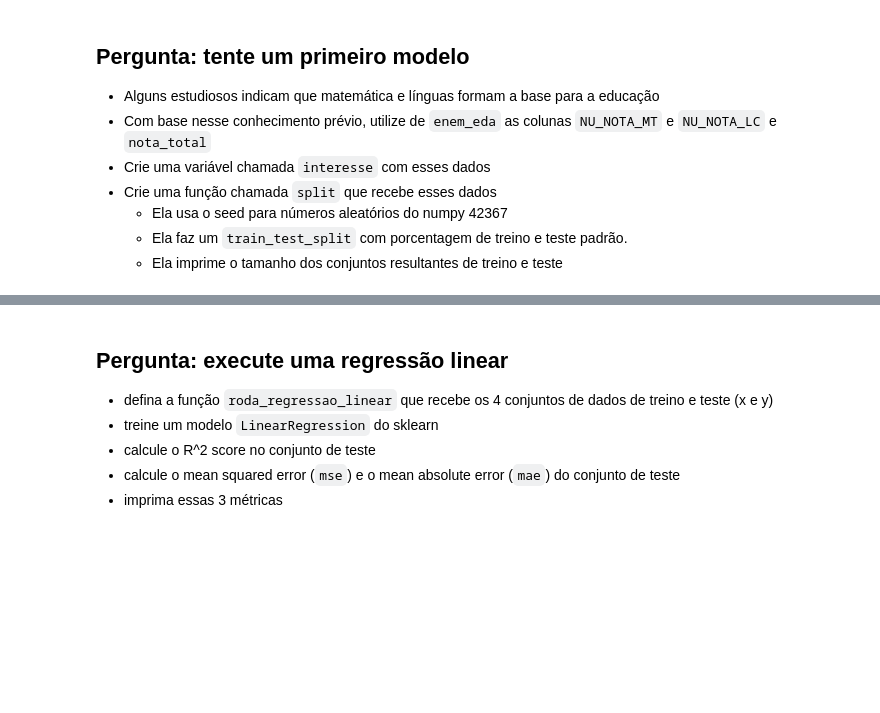
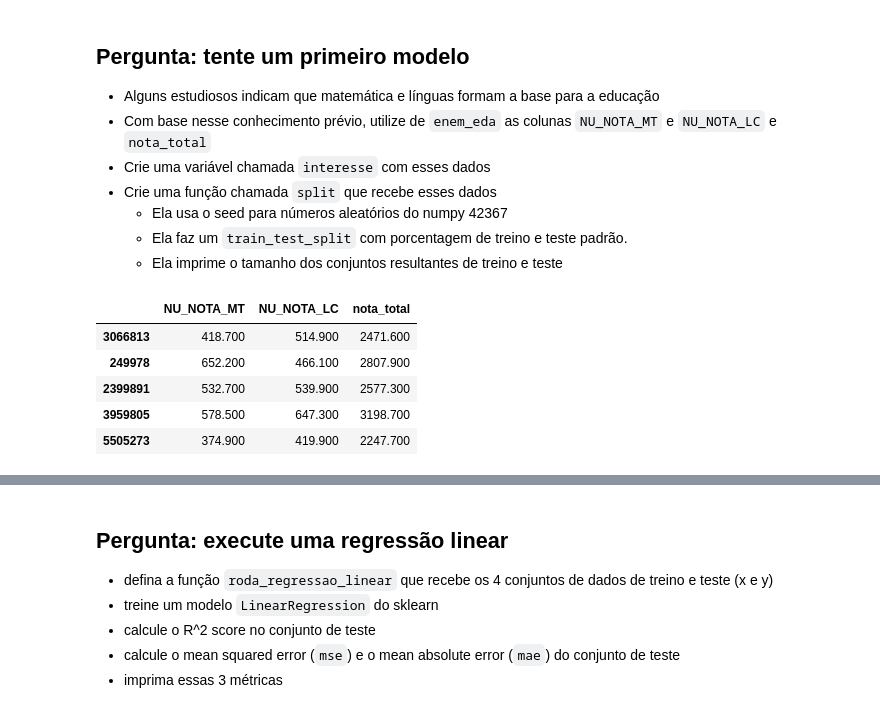
Before and after one commit to IgorNascAlves/Forma-o_Machine_Learning_Projeto_Alura, a Jupyter notebook: Formação_Machine_Learning_Projeto_Alura.ipynb, the cells around one changed output, grey strips where cells are left out. Saved outputs shown, nothing was run; the diff lists cells and outputs as text; code cells hidden in the pictures; blank space fills up the shorter version.

Commit message:
regressão linear (nota matematica e portugues)

```diff
--- a/Formação_Machine_Learning_Projeto_Alura.ipynb
+++ b/Formação_Machine_Learning_Projeto_Alura.ipynb
@@ -266,6 +266,15 @@ plota_correlacao(enem_eda)
     - Ela imprime o tamanho dos conjuntos resultantes de treino e teste
 # %%
 # solução: definindo interesse e imprimindo os 5 primeiros elementos
+interesse = enem_eda[['NU_NOTA_MT', 'NU_NOTA_LC', 'nota_total']]
+interesse.head(5)
+# %% [output]
+|  | NU_NOTA_MT | NU_NOTA_LC | nota_total |
+| 3066813 | 418.700 | 514.900 | 2471.600 |
+| 249978 | 652.200 | 466.100 | 2807.900 |
+| 2399891 | 532.700 | 539.900 | 2577.300 |
+| 3959805 | 578.500 | 647.300 | 3198.700 |
+| 5505273 | 374.900 | 419.900 | 2247.700 |
 # %%
 # Solução: a função de split
 
```
Also changed, not shown: parts of 6 cells of this notebook.
